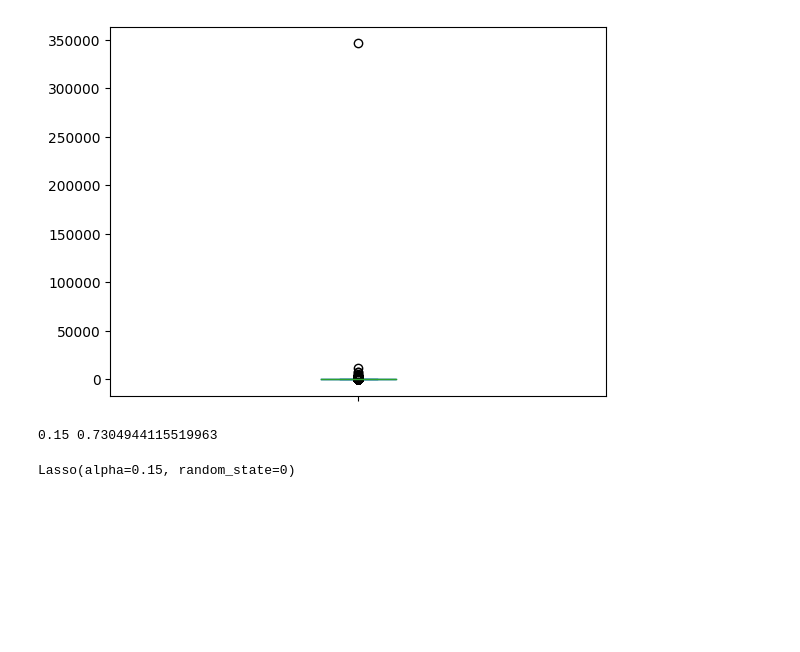
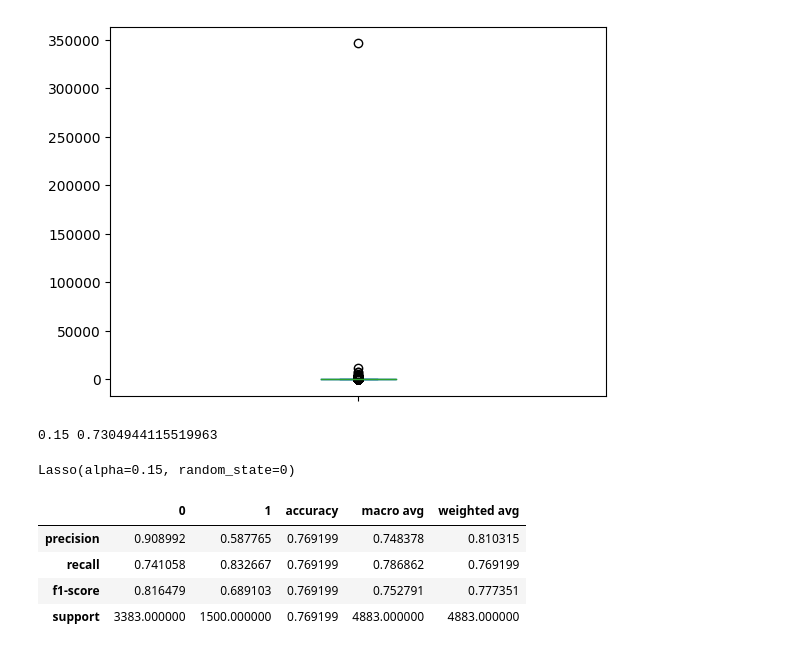
Before and after one commit to yamaguchinorimitsu/ajax_app, a Jupyter notebook: スッキリ機械第13章練習問題.ipynb, the cells around one changed output. Saved outputs shown, nothing was run; the diff lists cells and outputs as text; code cells hidden in the pictures; blank space fills up the shorter version.

```diff
--- a/スッキリ機械第13章練習問題.ipynb
+++ b/スッキリ機械第13章練習問題.ipynb
@@ -82,3 +82,13 @@ model_liner.fit(a,c)
 # %% [output]
 0.15 0.7304944115519963
 Lasso(alpha=0.15, random_state=0)
+# %%
+#実際に使うのは外れ値込みのデータ
+train_val3 = train_val.copy()
+is_null=train_val3['duration'].isnull()
+temp_x = train_val3.drop(str_col_name,axis=1)
+temp_x = temp_x.drop(['y','duration','id'],axis=1)
+temp_x = temp_x[is_null]
+#non_x=train_val2.loc[is_null,['housing_yes','loan_yes','age','marital_single','job_student']]
+pred_d = model_liner.predict(temp_x)
+train_val3.loc[is_null,'duration']=pred_d
@@ -84,0 +105,32 @@ Lasso(alpha=0.15, random_state=0)
+# %%
+#まず、さくっと学習できるようなlearn関数を定義する。ただし、正解率では無くて適合率をみる
+from sklearn.metrics import classification_report
+from sklearn.tree import DecisionTreeClassifier
+def learn(x,t,i):
+    x_train,x_val,y_train,y_val = train_test_split(x,t,test_size=0.2,random_state=13)
+
+    datas=[x_train,x_val,y_train,y_val]
+    base = DecisionTreeClassifier(max_depth=i,random_state=0,class_weight="balanced")
+    #model = AdaBoostClassifier(n_estimators=150,base_estimator=base,random_state=0)
+
+    #　追加
+
+    base.fit(x_train,y_train)
+    train_pred = base.predict(x_train)
+    test_pred = base.predict(x_val)
+    result = classification_report(y_pred=test_pred,y_true=y_val,output_dict=True)
+    return result,base,datas
+
+t =train_val3['y']
+x = train_val3.drop(str_col_name,axis=1)
+x =x.drop(['id','y','day'],axis=1)
+res,model,datas = learn(x,t,i=8)
+res_df=pd.DataFrame(res)
+res_df
+#res_df.iloc[0,1]
+# %% [output]
+|  | 0 | 1 | accuracy | macro avg | weighted avg |
+| precision | 0.908992 | 0.587765 | 0.769199 | 0.748378 | 0.810315 |
+| recall | 0.741058 | 0.832667 | 0.769199 | 0.786862 | 0.769199 |
+| f1-score | 0.816479 | 0.689103 | 0.769199 | 0.752791 | 0.777351 |
+| support | 3383.000000 | 1500.000000 | 0.769199 | 4883.000000 | 4883.000000 |
```
Also changed, not shown: parts of 5 cells of this notebook.
